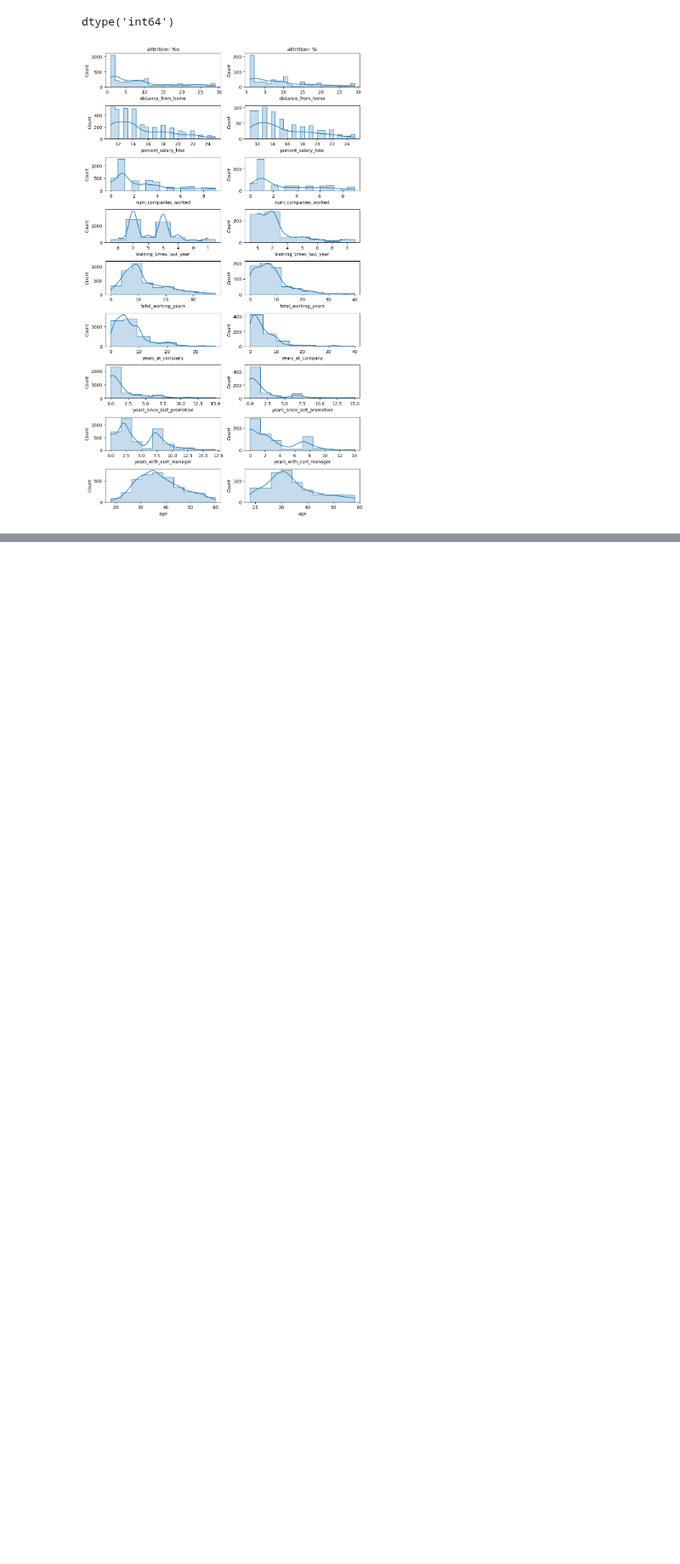
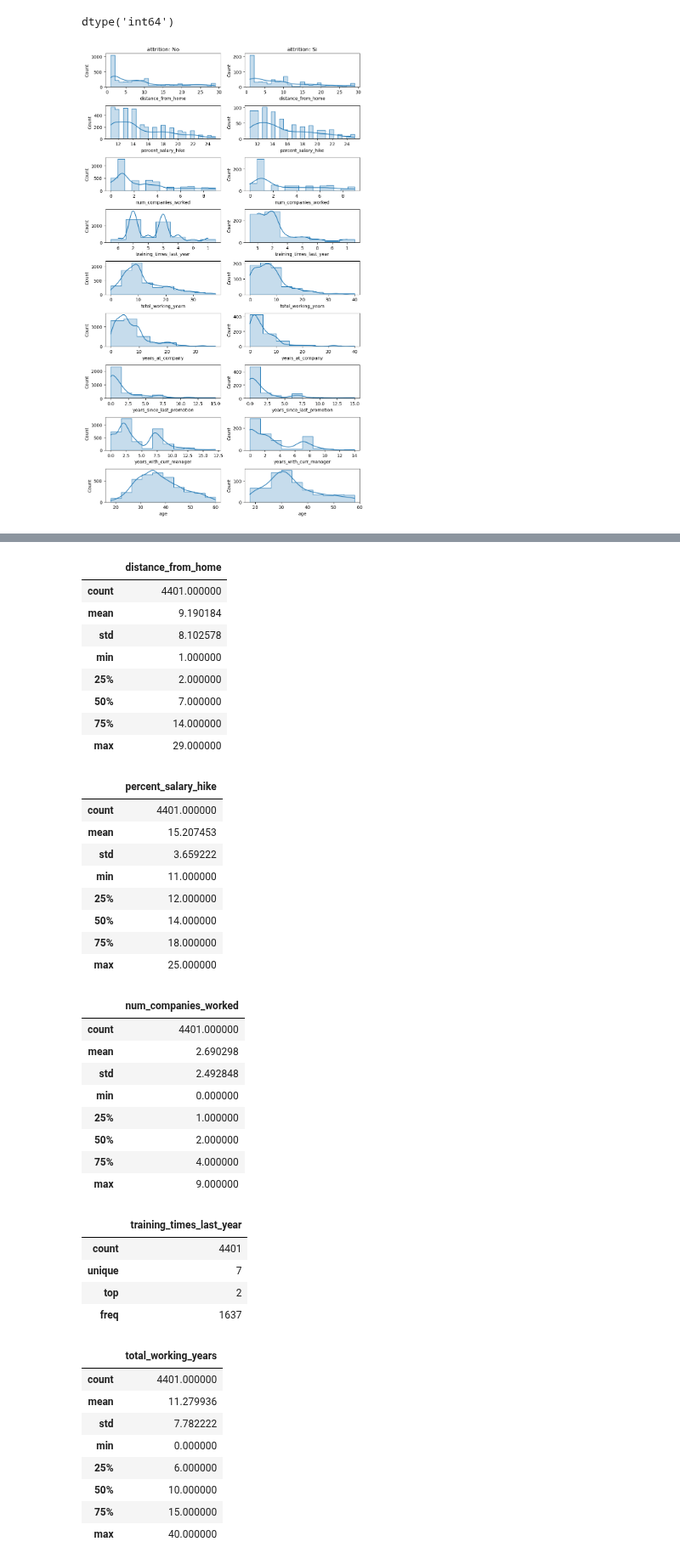
Before and after one commit to AlexanderBedoyaC/pediccion_abandono_empleo, a Jupyter notebook: 3.2. Sala - Análisis variables numéricas.ipynb, the cells around one changed output, grey strips where cells are left out. Shown at 85% size. Drawn from its saved outputs; the diff is of its cells as text; code cells hidden in the pictures; blank space fills up the shorter version.

```diff
--- a/3.2. Sala - Análisis variables numéricas.ipynb
+++ b/3.2. Sala - Análisis variables numéricas.ipynb
@@ -91,0 +139,45 @@ for z in range(3):
+# %%
+for i in numerical_feat:
+    display(df[i].describe().to_frame())
+# %% [output]
+|  | distance_from_home |
+| count | 4401.000000 |
+| mean | 9.190184 |
+| std | 8.102578 |
+| min | 1.000000 |
+| 25% | 2.000000 |
+| 50% | 7.000000 |
+| 75% | 14.000000 |
+| max | 29.000000 |
+|  | percent_salary_hike |
+| count | 4401.000000 |
+| mean | 15.207453 |
+| std | 3.659222 |
+| min | 11.000000 |
+| 25% | 12.000000 |
+| 50% | 14.000000 |
+| 75% | 18.000000 |
+| max | 25.000000 |
+|  | num_companies_worked |
+| count | 4401.000000 |
+| mean | 2.690298 |
+| std | 2.492848 |
+| min | 0.000000 |
+| 25% | 1.000000 |
+| 50% | 2.000000 |
+| 75% | 4.000000 |
+| max | 9.000000 |
+|  | training_times_last_year |
+| count | 4401 |
+| unique | 7 |
+| top | 2 |
+| freq | 1637 |
+|  | total_working_years |
+| count | 4401.000000 |
+| mean | 11.279936 |
+| std | 7.782222 |
+| min | 0.000000 |
+| 25% | 6.000000 |
+| 50% | 10.000000 |
+| 75% | 15.000000 |
+| max | 40.000000 |
```
Also changed, not shown: parts of 4 cells of this notebook.
